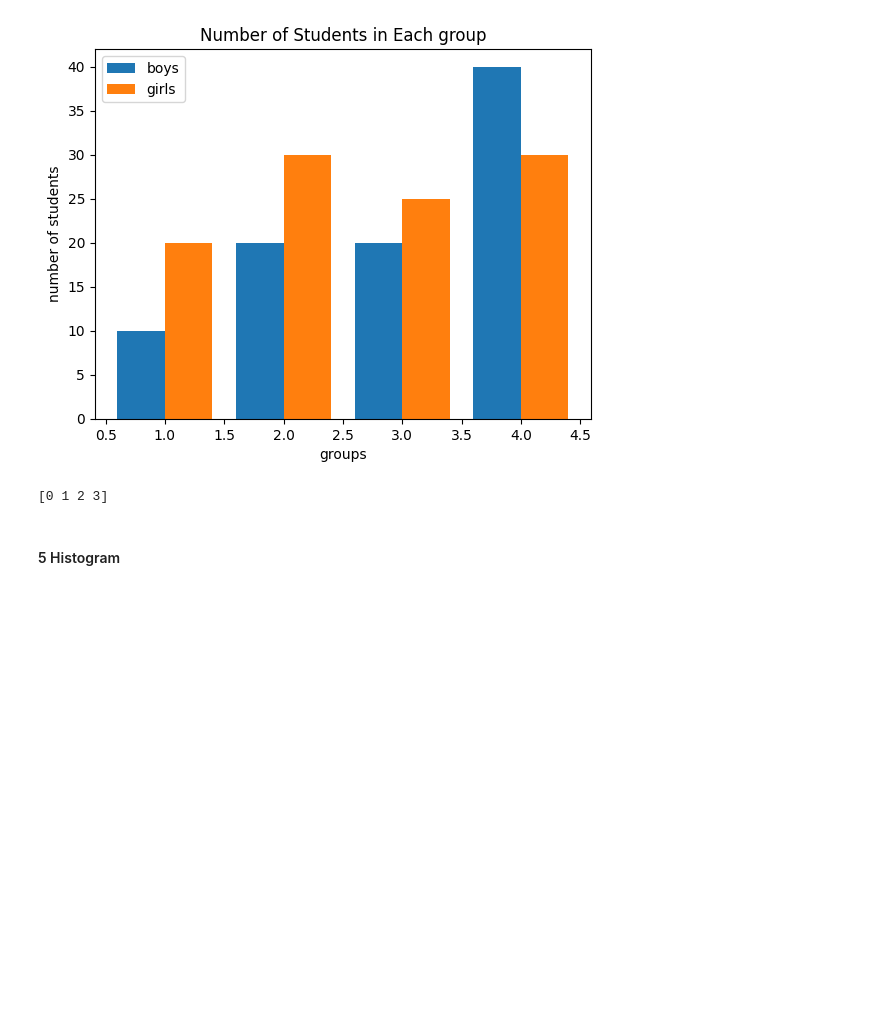
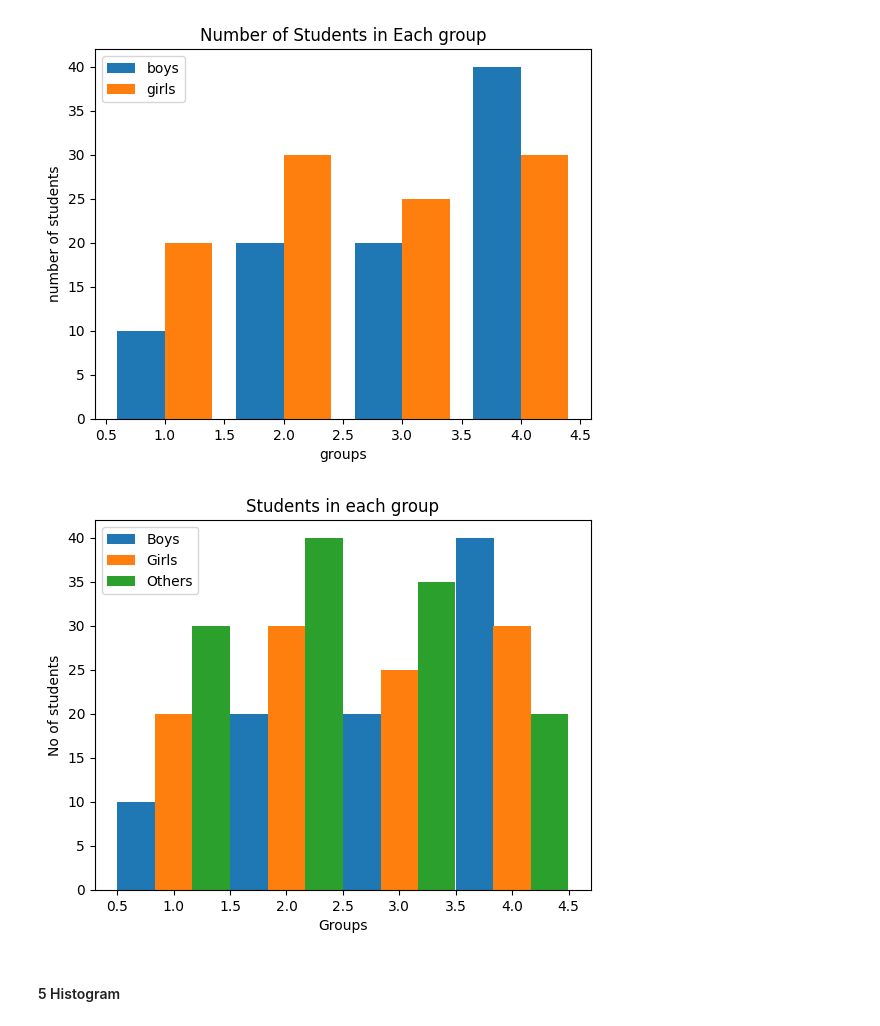
Before and after one commit to rajendra0968jangid/Ds-Arya, a Jupyter notebook: day9.ipynb, the cells around one changed output. Saved outputs shown, nothing was run; the diff lists cells and outputs as text; code cells hidden in the pictures; blank space fills up the shorter version.

```diff
--- a/day9.ipynb
+++ b/day9.ipynb
@@ -148,9 +148,25 @@ plt.show()
 # %% [output]
 [figure]
 # %%
-l = np.array([1,2,3,4])
-print(l-1)
+import matplotlib.pyplot as plt
+import numpy as np
+
+x= np.array([1, 2, 3, 4]) # x cord
+y1 = [10, 20, 20, 40]
+y2 = [20, 30, 25, 30] # y cord
+y3 = [30, 40, 35, 20]
+
+w = 1.00
+plt.bar(x-0.33, y1, width=w/3, label="Boys")# bottom = y1
+plt.bar(x, y2, width=w/3, label="Girls")
+plt.bar(x+0.33, y3, width=w/3, label="Others")
+
+plt.xlabel("Groups")
+plt.ylabel("No of students")
+plt.title("Students in each group")
+plt.legend()
+plt.show()
 # %% [output]
-[0 1 2 3]
+[figure, added]
 # %% [markdown]
 #### 5 Histogram
```
Also changed, not shown: parts of 8 cells of this notebook.
